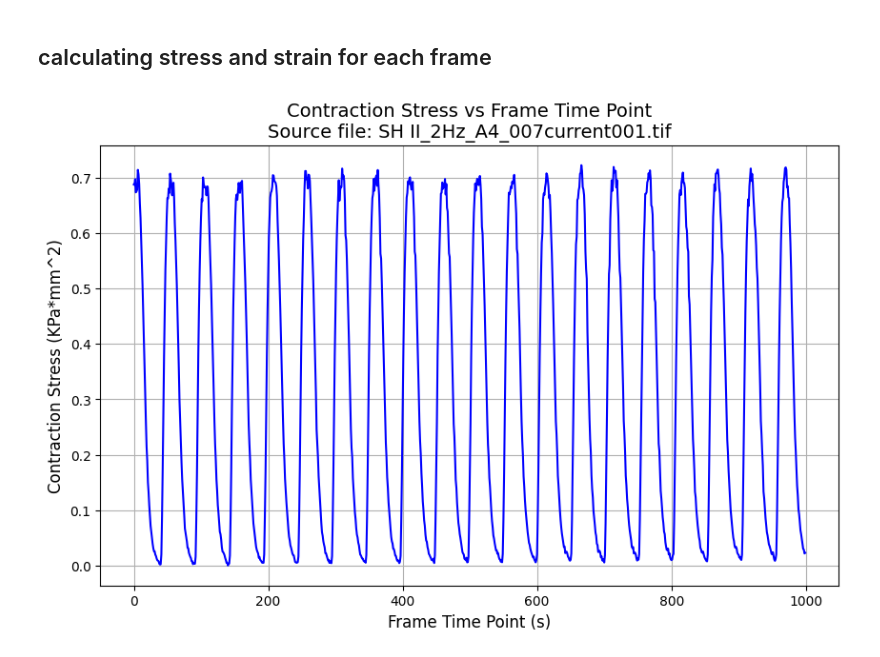
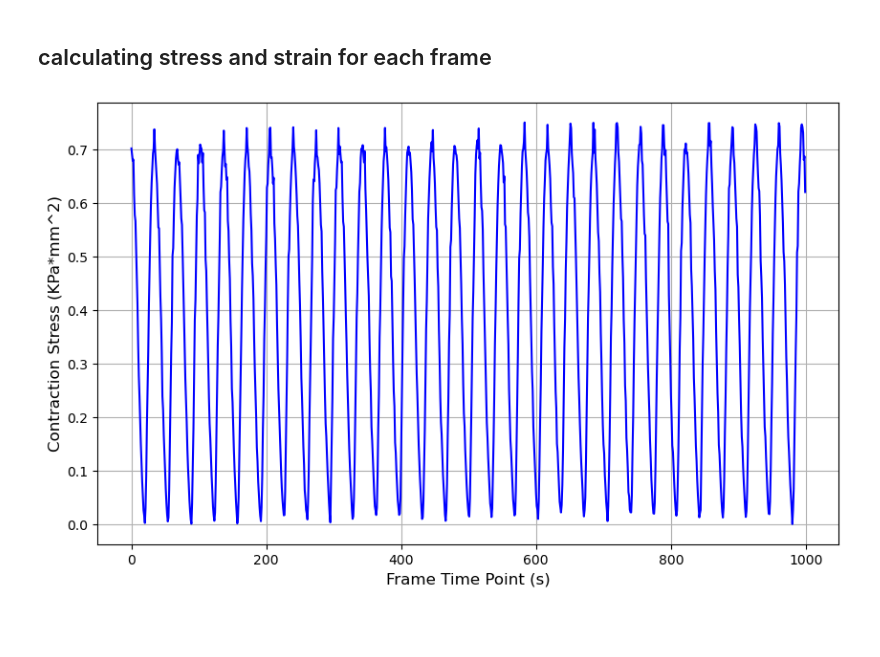
Before and after one commit to dor-ch/Caspi-s-Lab, a Jupyter notebook: flood_fill_functions.ipynb, the cells around one changed output. Saved outputs shown, nothing was run; the diff lists cells and outputs as text; code cells hidden in the pictures; blank space fills up the shorter version.

```diff
--- a/flood_fill_functions.ipynb
+++ b/flood_fill_functions.ipynb
@@ -70,6 +124,9 @@ def preprocess_image(img, display=False):
     Returns:
         cleaned (ndarray): Preprocessed binary mask.
     """
+    if len(img.shape) == 3:
+        img = rgb2gray(img)  # Convert to grayscale
+
     img = sharpen_edges(img)
 
     # Apply Gaussian blur
@@ -85,8 +142,8 @@ def preprocess_image(img, display=False):
     _, binary = cv2.threshold(img_sobel_uint8, 0, 255, cv2.THRESH_BINARY + cv2.THRESH_OTSU)
 
     # Clean binary mask
-    cleaned = remove_small_objects(binary.astype(bool), min_size=70)
-    cleaned = binary_closing(cleaned, footprint=disk(7))
+    cleaned = remove_small_objects(binary.astype(bool), min_size=80)
+    cleaned = binary_closing(cleaned, footprint=disk(11))
 
     if display:
         plt.figure(figsize=(15, 5))
@@ -174,4 +231,22 @@ def display_filled_on_image(img, filled_image, fill_value=0.5):
     plt.axis('off')
     plt.show()
 # %%
-sampled_img = get_img(tiff_path_3_exp_1HZ,975)
+start_time = time.time()
+# Path to a specific TIFF file
+#file_path = os.path.join(base_folder, 'SH II_spont_C4_009current001.tif')
+
+# Read the image
+#tiff_stack = tifffile.imread(file_path)
+tiff_stack = load_tiffs_advanced(base_folder, 'tif III','spont')
+
+end_time = time.time()
+elapsed_time = end_time - start_time
+print(f"loading the TIFF took {elapsed_time:.3f} seconds.")
+# # Display it
+# import matplotlib.pyplot as plt
+# plt.imshow(image, cmap='gray')
+# plt.title("Loaded TIFF Image")
+# plt.axis('off')
+# plt.show()
+# #sampled_img = get_img(tiff_path_2_exp_1HZ,975)
+# try_img = plt.imread(r"C:\Users\CaspiLab\Desktop\smarthreart - Dor's codes\SH_1Hz_E4_009current001.jpg")
@@ -179,8 +256,8 @@ sampled_img = get_img(tiff_path_3_exp_1HZ,975)
 ## Choosing a file and set the lists
 # %%
 areas_px = []
-tiff_name = tiff_path_1_exp_1HZ
-tiff_stack = tifffile.imread(tiff_name)  # Load as a stack of images
+# tiff_name = tiff_path_2_exp_1HZ
+# tiff_stack = tifffile.imread(tiff_name)  # Load as a stack of images
 # %% [markdown]
 ## pre-processing
 # %%
@@ -239,12 +315,12 @@ df = pd.DataFrame(results)
 # %%
 contraction_stress, frame_time_point = df['stress_kpa'] , df['frame'] # [mPa*mm^2] represent - load applied across a certain area, means [10^-9N or nN].
 plt.figure(figsize=(10, 6))
 plt.plot(frame_time_point, contraction_stress, linestyle='-', color='b')
-plt.title(f'Contraction Stress vs Frame Time Point\nSource file: {tiff_name}', fontsize=14)
+#plt.title(f'Contraction Stress vs Frame Time Point\nSource file: {tiff_name}', fontsize=14)
 plt.xlabel('Frame Time Point (s)', fontsize=12)
 plt.ylabel('Contraction Stress (KPa*mm^2)', fontsize=12)
 plt.grid(True)
 plt.show()
 # %% [output]
-[figure, old version]
+[figure, new version]
 # %%
```
Also changed, not shown: parts of 10 cells of this notebook.
